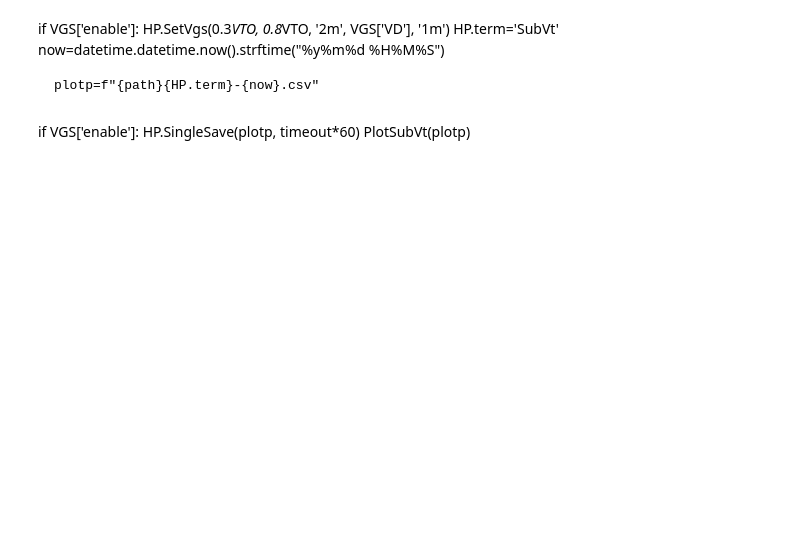
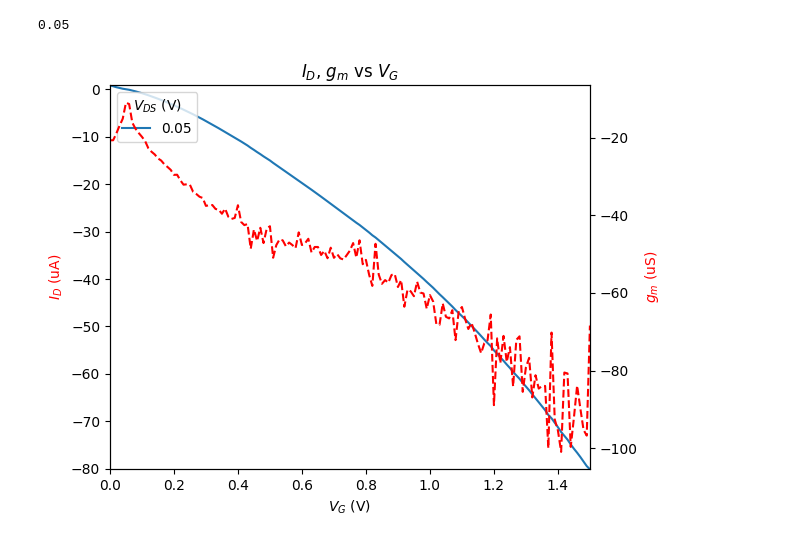
Before and after one commit to lszucchi/HPIB, a Jupyter notebook: Measure.ipynb, the cells around one changed output. Cells and saved outputs as stored; diff of their text form; code cells hidden in the pictures; blank space fills up the shorter version.

```diff
--- a/Measure.ipynb
+++ b/Measure.ipynb
@@ -106,19 +142,11 @@ if VGS['enable']:
 # %%
 if VGS['enable']:
-    HP.SingleSave(plotp, timeout)
+    HP.SingleSave(plotp, timeout*5)
     VTO=PlotVgs(plotp)
     print(VTO)
+# %% [output]
+0.05
+[figure, added]
-# %% [markdown]
-if VGS['enable']:
-    HP.SetVgs(0.3*VTO, 0.8*VTO, '2m', VGS['VD'], '1m')
-    HP.term='SubVt'
-    now=datetime.datetime.now().strftime("%y%m%d %H%M%S")
-
-    plotp=f"{path}{HP.term}-{now}.csv"
-# %% [markdown]
-if VGS['enable']:
-    HP.SingleSave(plotp, timeout*60)
-    PlotSubVt(plotp)
 # %%
 if VGS_sat['enable']:
     HP.SetVGS(VGS_sat, ptype)
```
Also changed, not shown: parts of 21 cells of this notebook, 16 other files.
